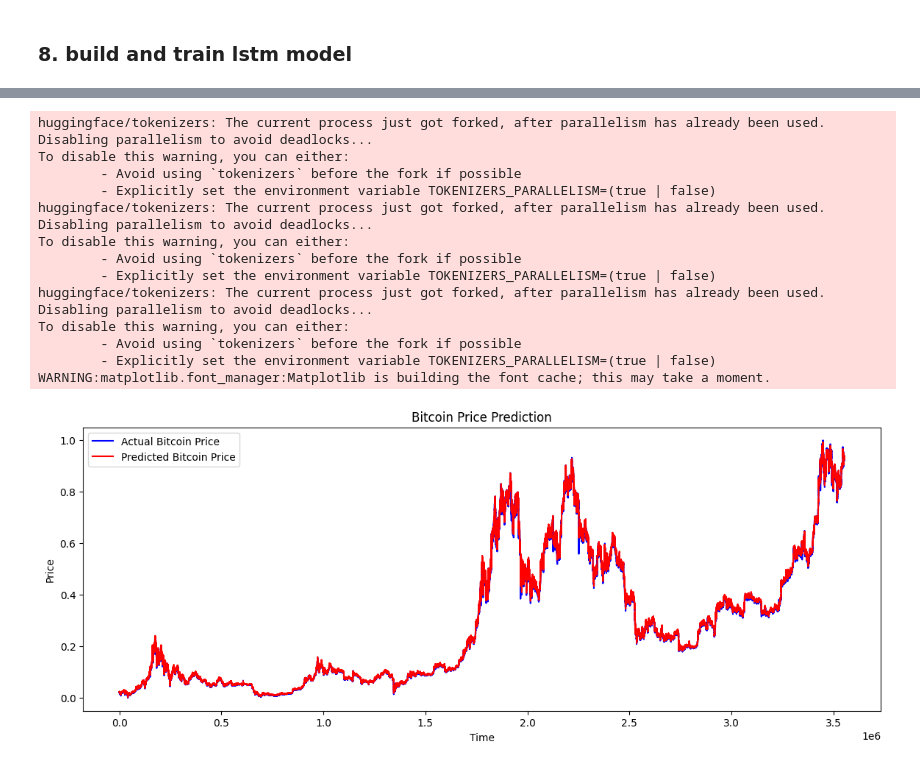
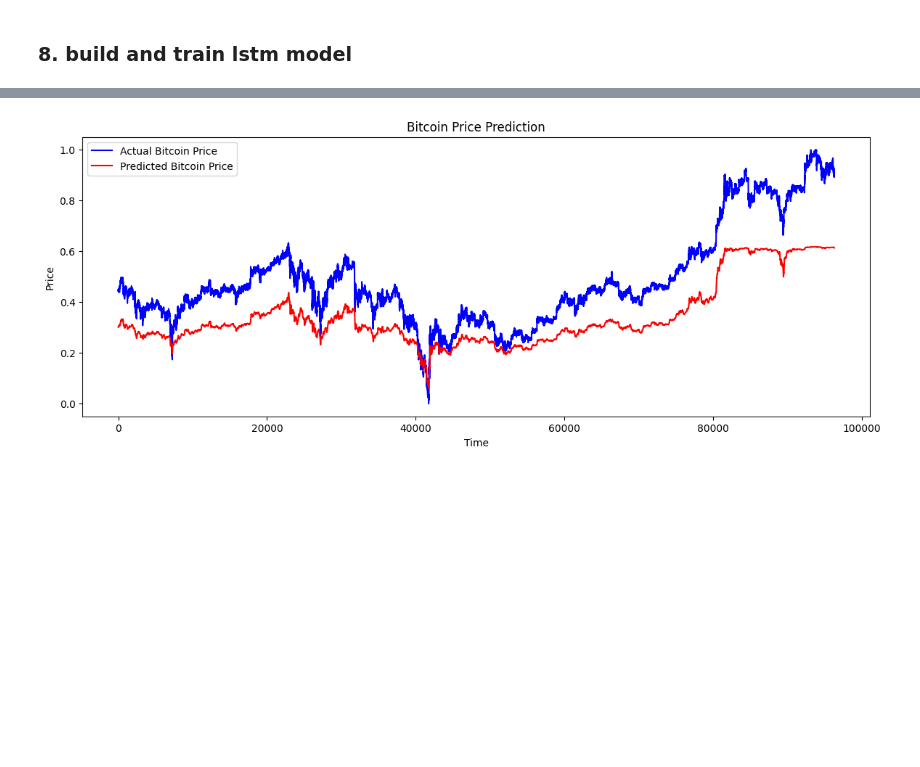
Before and after one commit to 73gon/bitcoin-forecasting-using-ml, a Jupyter notebook: bitcoin_prediction.ipynb, the cells around one changed output, grey strips where cells are left out. Saved outputs shown, nothing was run; the diff lists cells and outputs as text; code cells hidden in the pictures; blank space fills up the shorter version.

```diff
--- a/bitcoin_prediction.ipynb
+++ b/bitcoin_prediction.ipynb
@@ -338,14 +290,0 @@ Prepared data shapes: x=(1901092, 60, 2), y=(1901092,)
-# %%
-# Scale the data
-scaler_x = MinMaxScaler(feature_range=(0, 1))
-scaler_y = MinMaxScaler(feature_range=(0, 1))
-
-# Ensure x and y are NumPy arrays and convert to float32
-x = x.astype('float32')
-y = y.astype('float32')
-
-# Scale x and y
-x_scaled = scaler_x.fit_transform(x.reshape(-1, x.shape[-1])).reshape(x.shape)
-y_scaled = scaler_y.fit_transform(y.reshape(-1, 1)).reshape(y.shape)
-
-print(f"Prepared data shapes: x={x_scaled.shape}, y={y_scaled.shape}")
@@ -412,6 +368,6 @@ KeyboardInterrupt:
 # %%
 # Load the trained model (if needed)
-lstm_model = load_model('lstm_model.h5')
+lstm_model = load_model('lstm_model.keras')
 
 # Predict future prices
 predictions = lstm_model.predict(x)
@@ -431,14 +386 @@ WARNING:absl:Compiled the loaded model, but the compiled metrics have yet to be
-huggingface/tokenizers: The current process just got forked, after parallelism has already been used. Disabling parallelism to avoid deadlocks...
-To disable this warning, you can either:
-        - Avoid using `tokenizers` before the fork if possible
-        - Explicitly set the environment variable TOKENIZERS_PARALLELISM=(true | false)
-huggingface/tokenizers: The current process just got forked, after parallelism has already been used. Disabling parallelism to avoid deadlocks...
-To disable this warning, you can either:
-        - Avoid using `tokenizers` before the fork if possible
-        - Explicitly set the environment variable TOKENIZERS_PARALLELISM=(true | false)
-huggingface/tokenizers: The current process just got forked, after parallelism has already been used. Disabling parallelism to avoid deadlocks...
-To disable this warning, you can either:
-        - Avoid using `tokenizers` before the fork if possible
-        - Explicitly set the environment variable TOKENIZERS_PARALLELISM=(true | false)
-WARNING:matplotlib.font_manager:Matplotlib is building the font cache; this may take a moment.
-[figure, old version]
+[figure, new version]
```
Also changed, not shown: parts of 14 cells of this notebook.
